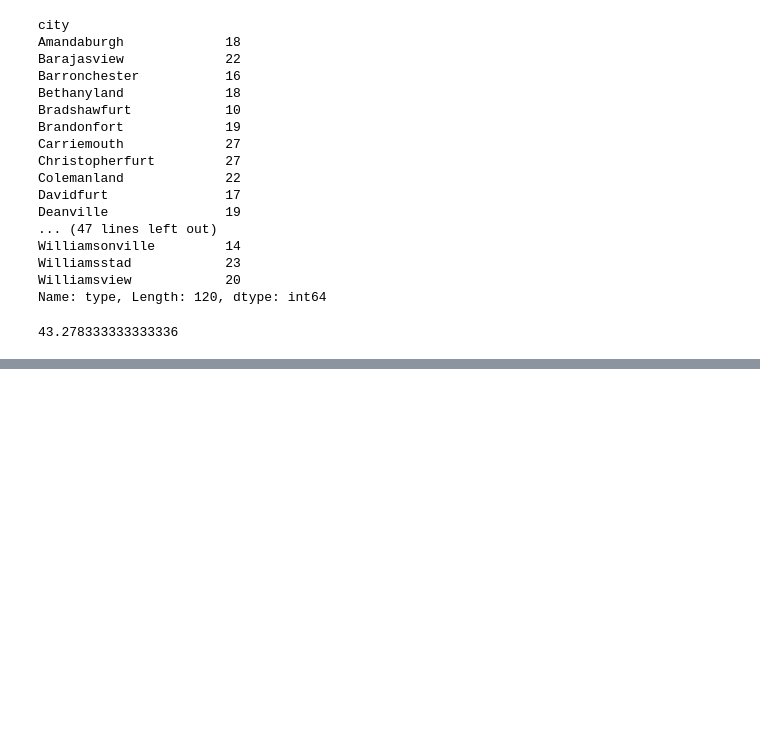
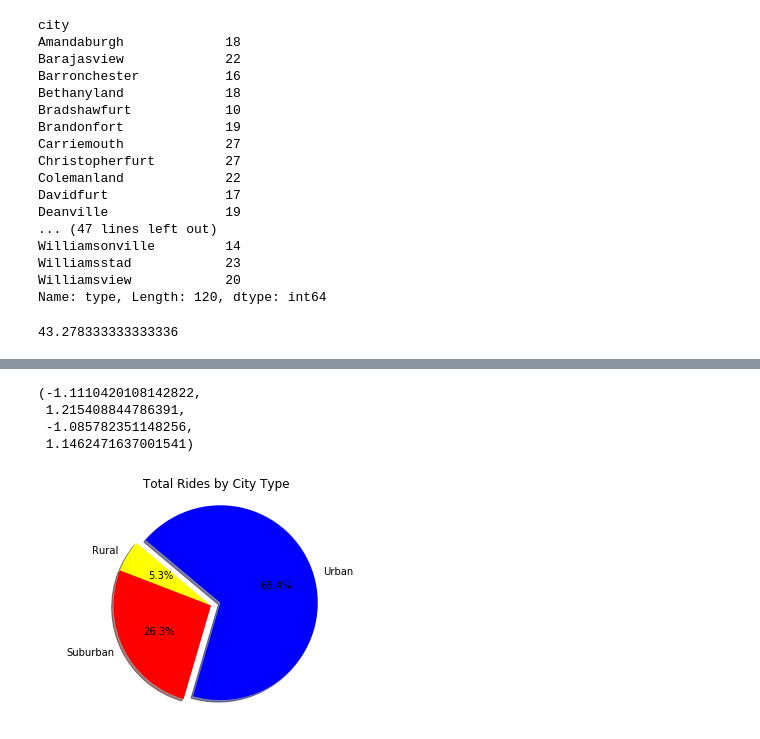
Before and after one commit to erjacobs2/Matplotlib, a Jupyter notebook: Pyber.ipynb, the cells around one changed output, grey strips where cells are left out. Cells and saved outputs as stored; diff of their text form; code cells hidden in the pictures; blank space fills up the shorter version.

```diff
--- a/Pyber.ipynb
+++ b/Pyber.ipynb
@@ -116,0 +115,15 @@ plt.axis("equal")
+# %%
+#Total Rides by City Type Pie Chart
+labels = ["Rural", "Suburban", "Urban"]
+rides = city_ride_df.groupby('type')['ride_id'].count()
+colors = ["yellow", "red", "blue"]
+explode = [0, 0, .1]
+plt.pie(rides, explode=explode, labels=labels, colors=colors, autopct="%1.1f%%", shadow=True, startangle=140)
+plt.title("Total Rides by City Type")
+plt.axis("equal")
+# %% [output]
+(-1.1110420108142822,
+ 1.215408844786391,
+ -1.085782351148256,
+ 1.1462471637001541)
+[figure, added]
```
Also changed, not shown: parts of 8 cells of this notebook.
